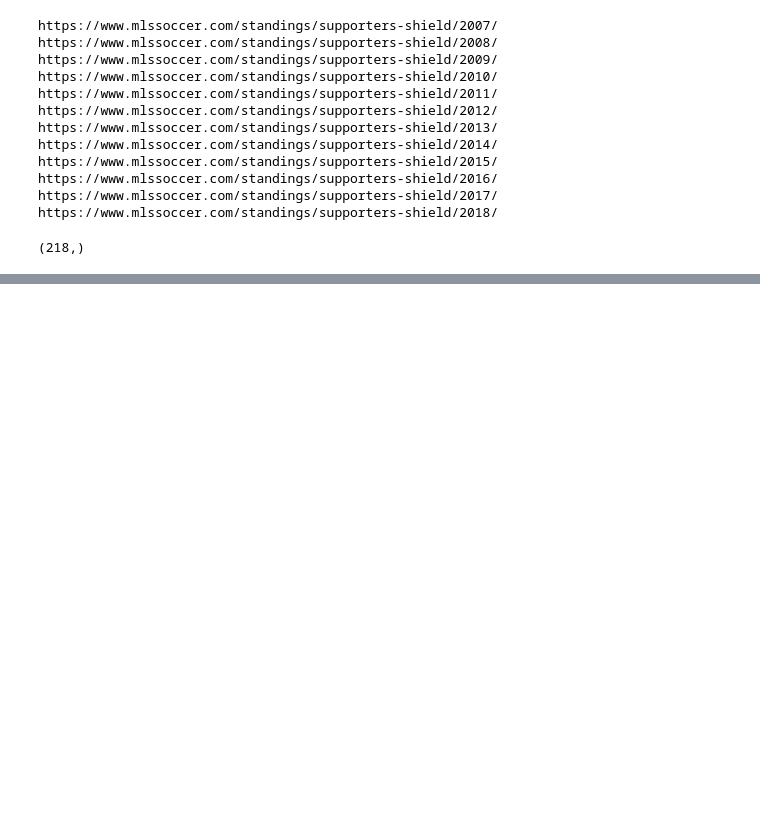
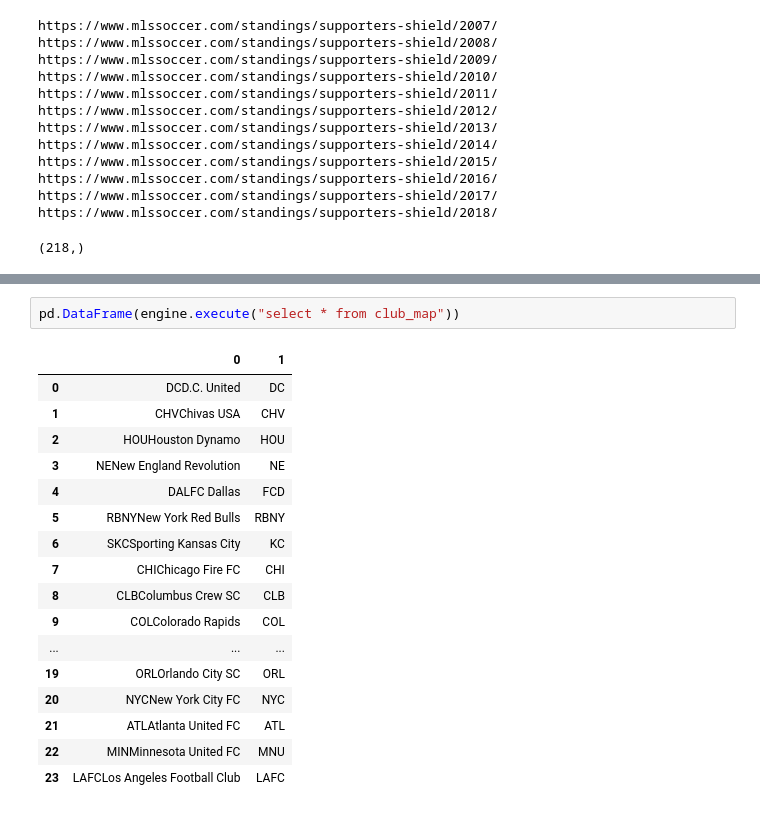
Before and after one commit to kyraha/UMN_PR02_ETL, a Jupyter notebook: ETL_KD/MLSstandingsKD.ipynb, the cells around one changed output, grey strips where cells are left out. Saved outputs shown, nothing was run; the diff lists cells and outputs as text; blank space fills up the shorter version.

```diff
--- a/ETL_KD/MLSstandingsKD.ipynb
+++ b/ETL_KD/MLSstandingsKD.ipynb
@@ -180,0 +284,20 @@ https://www.mlssoccer.com/standings/supporters-shield/2018/
+# %%
+pd.DataFrame(engine.execute("select * from club_map"))
+# %% [output]
+|  | 0 | 1 |
+| 0 | DCD.C. United | DC |
+| 1 | CHVChivas USA | CHV |
+| 2 | HOUHouston Dynamo | HOU |
+| 3 | NENew England Revolution | NE |
+| 4 | DALFC Dallas | FCD |
+| 5 | RBNYNew York Red Bulls | RBNY |
+| 6 | SKCSporting Kansas City | KC |
+| 7 | CHIChicago Fire FC | CHI |
+| 8 | CLBColumbus Crew SC | CLB |
+| 9 | COLColorado Rapids | COL |
+| ... | ... | ... |
+| 19 | ORLOrlando City SC | ORL |
+| 20 | NYCNew York City FC | NYC |
+| 21 | ATLAtlanta United FC | ATL |
+| 22 | MINMinnesota United FC | MNU |
+| 23 | LAFCLos Angeles Football Club | LAFC |
```
Also changed, not shown: parts of 8 cells of this notebook, 2 other files.
